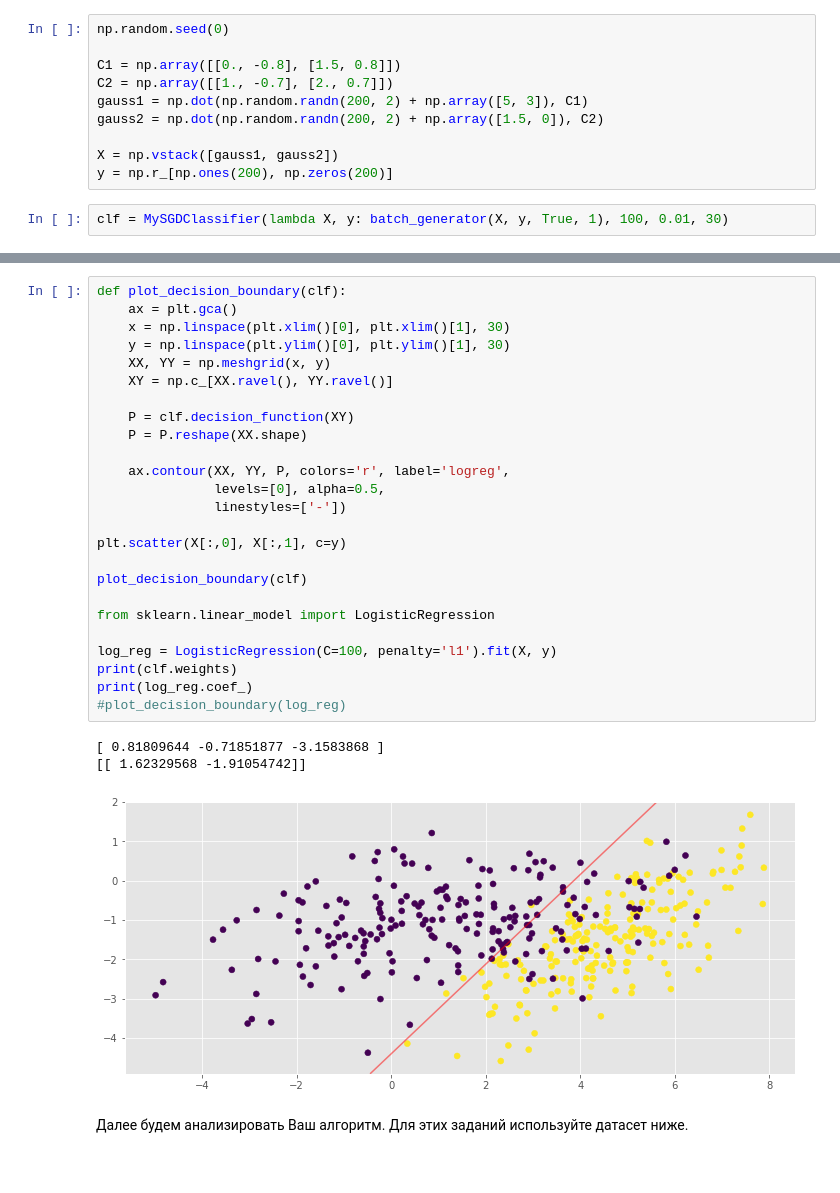
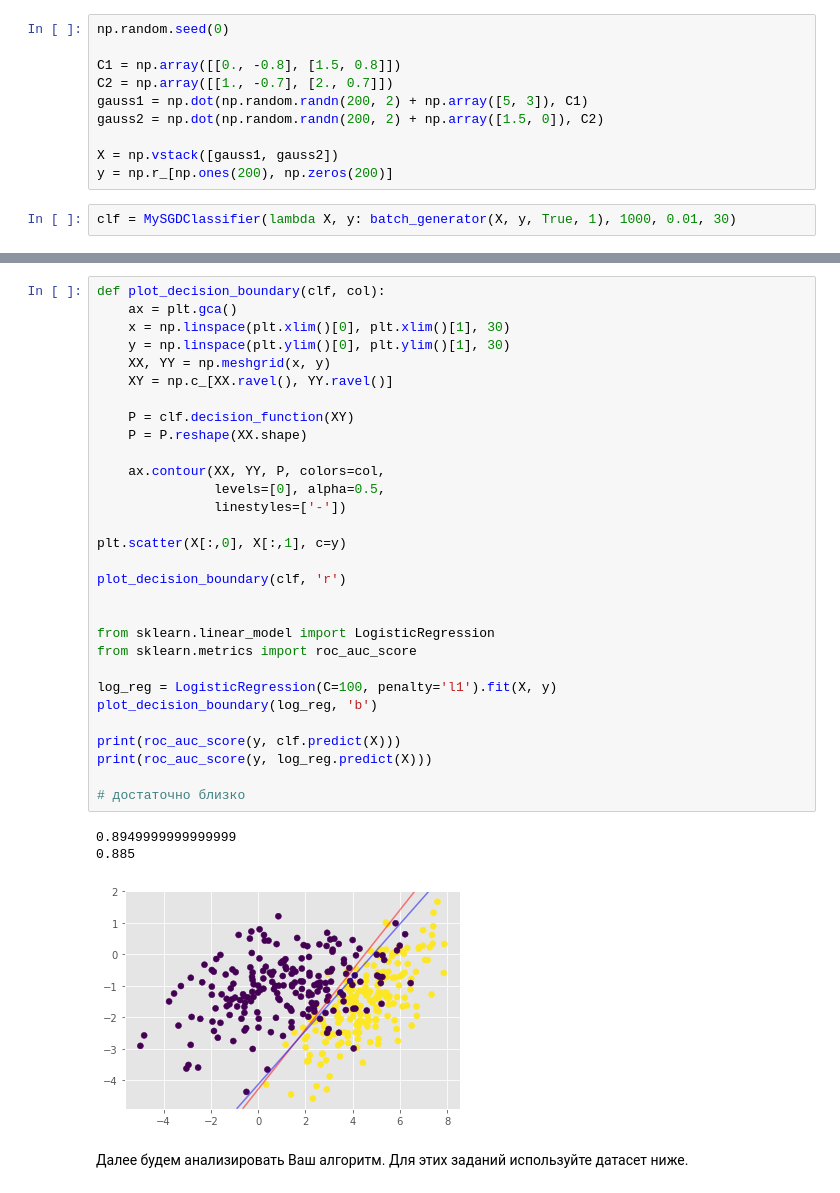
Before and after one commit to Konopatkin-OV/homework_Konopatkin, a Jupyter notebook: BigData/HW3/konopatkin_oleg_hw3.ipynb, the cells around one changed output, grey strips where cells are left out. Cells and saved outputs as stored; diff of their text form.

```diff
--- a/BigData/HW3/konopatkin_oleg_hw3.ipynb
+++ b/BigData/HW3/konopatkin_oleg_hw3.ipynb
@@ -483,7 +482,7 @@ gauss2 = np.dot(np.random.randn(200, 2) + np.array([1.5, 0]), C2)
 X = np.vstack([gauss1, gauss2])
 y = np.r_[np.ones(200), np.zeros(200)]
 # %%
-clf = MySGDClassifier(lambda X, y: batch_generator(X, y, True, 1), 100, 0.01, 30)
+clf = MySGDClassifier(lambda X, y: batch_generator(X, y, True, 1), 1000, 0.01, 30)
 # %%
 %time clf.fit(X, y)
 # %% [output]
@@ -518,32 +517,37 @@ clf.errors_log['loss']
 # %%
-def plot_decision_boundary(clf):
+def plot_decision_boundary(clf, col):
     ax = plt.gca()
     x = np.linspace(plt.xlim()[0], plt.xlim()[1], 30)
     y = np.linspace(plt.ylim()[0], plt.ylim()[1], 30)
     XX, YY = np.meshgrid(x, y)
     XY = np.c_[XX.ravel(), YY.ravel()]
 
     P = clf.decision_function(XY)
     P = P.reshape(XX.shape)
 
-    ax.contour(XX, YY, P, colors='r', label='logreg',
+    ax.contour(XX, YY, P, colors=col,
                levels=[0], alpha=0.5,
                linestyles=['-'])
 
 plt.scatter(X[:,0], X[:,1], c=y)
 
-plot_decision_boundary(clf)
+plot_decision_boundary(clf, 'r')
+
 
 from sklearn.linear_model import LogisticRegression
+from sklearn.metrics import roc_auc_score
 
 log_reg = LogisticRegression(C=100, penalty='l1').fit(X, y)
-print(clf.weights)
-print(log_reg.coef_)
-#plot_decision_boundary(log_reg)
+plot_decision_boundary(log_reg, 'b')
+
+print(roc_auc_score(y, clf.predict(X)))
+print(roc_auc_score(y, log_reg.predict(X)))
+
+# достаточно близко
 # %% [output]
-[ 0.81809644 -0.71851877 -3.1583868 ]
-[[ 1.62329568 -1.91054742]]
+0.8949999999999999
+0.885
-[figure, old version]
+[figure, new version]
 # %% [markdown]
 Далее будем анализировать Ваш алгоритм.
 Для этих заданий используйте датасет ниже.
```
Also changed, not shown: parts of 30 cells of this notebook.
